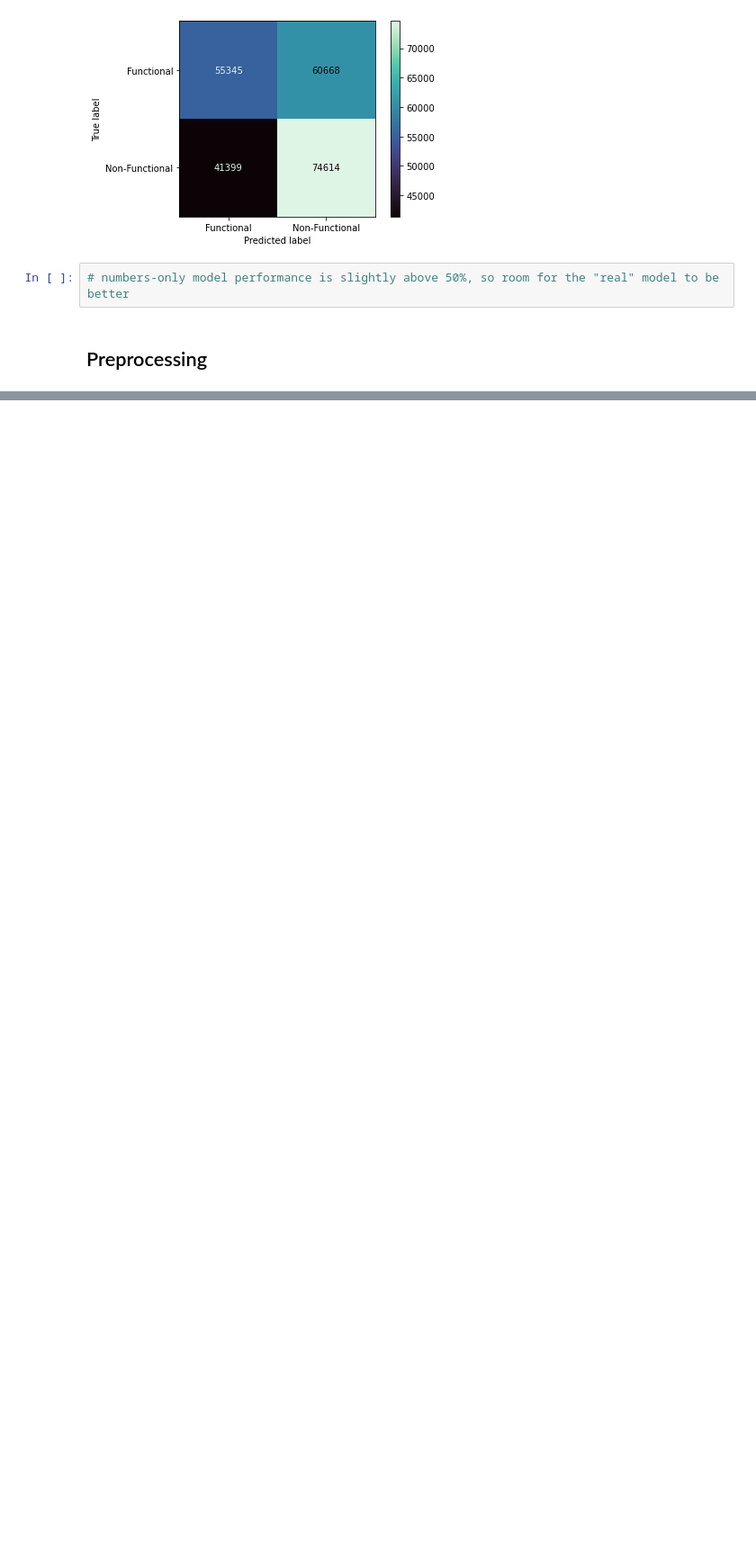
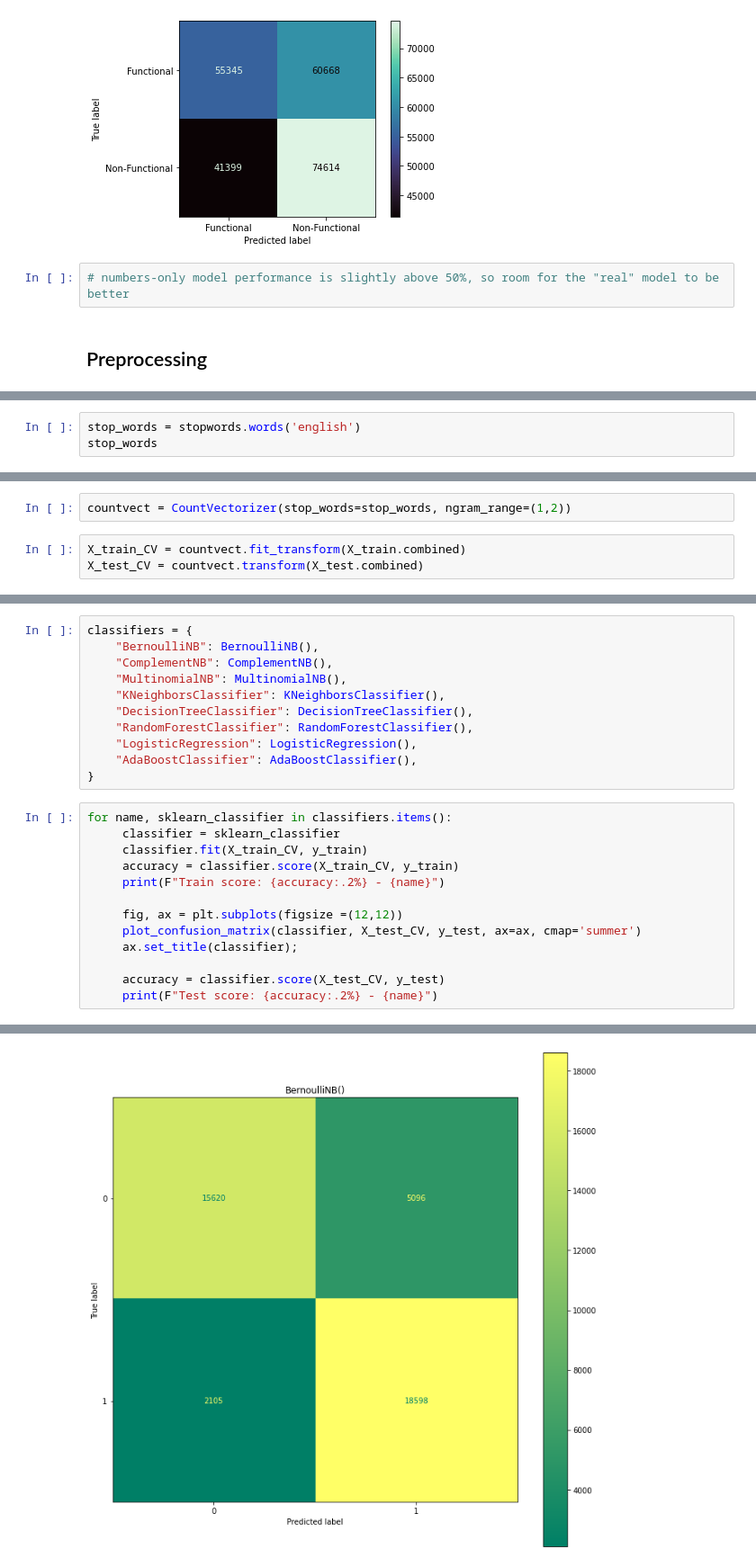
Before and after one commit to AJMarshall-25/NLP_Recipe_Analysis, a Jupyter notebook: Modeling.ipynb, the cells around one changed output, grey strips where cells are left out. Shown at 90% size. Saved outputs shown, nothing was run; the diff lists cells and outputs as text; blank space fills up the shorter version.

```diff
--- a/Modeling.ipynb
+++ b/Modeling.ipynb
@@ -255,0 +517,3 @@ Test roc_auc: 0.5601053330230233
+# %%
+stop_words = stopwords.words('english')
+stop_words
@@ -255,0 +540,5 @@ Test roc_auc: 0.5601053330230233
+# %%
+countvect = CountVectorizer(stop_words=stop_words, ngram_range=(1,2))
+# %%
+X_train_CV = countvect.fit_transform(X_train.combined)
+X_test_CV = countvect.transform(X_test.combined)
@@ -255,0 +567,25 @@ Test roc_auc: 0.5601053330230233
+# %%
+classifiers = {
+    "BernoulliNB": BernoulliNB(),
+    "ComplementNB": ComplementNB(),
+    "MultinomialNB": MultinomialNB(),
+    "KNeighborsClassifier": KNeighborsClassifier(),
+    "DecisionTreeClassifier": DecisionTreeClassifier(),
+    "RandomForestClassifier": RandomForestClassifier(),
+    "LogisticRegression": LogisticRegression(),
+    "AdaBoostClassifier": AdaBoostClassifier(),
+}
+# %%
+for name, sklearn_classifier in classifiers.items():
+     classifier = sklearn_classifier
+     classifier.fit(X_train_CV, y_train)
+     accuracy = classifier.score(X_train_CV, y_train)
+     print(F"Train score: {accuracy:.2%} - {name}")
+
+     fig, ax = plt.subplots(figsize =(12,12))
+     plot_confusion_matrix(classifier, X_test_CV, y_test, ax=ax, cmap='summer')
+     ax.set_title(classifier);
+
+     accuracy = classifier.score(X_test_CV, y_test)
+     print(F"Test score: {accuracy:.2%} - {name}")
+# %% [output]
@@ -255,0 +614 @@ Test roc_auc: 0.5601053330230233
+[figure, added]
```
Also changed, not shown: parts of 33 cells of this notebook.
